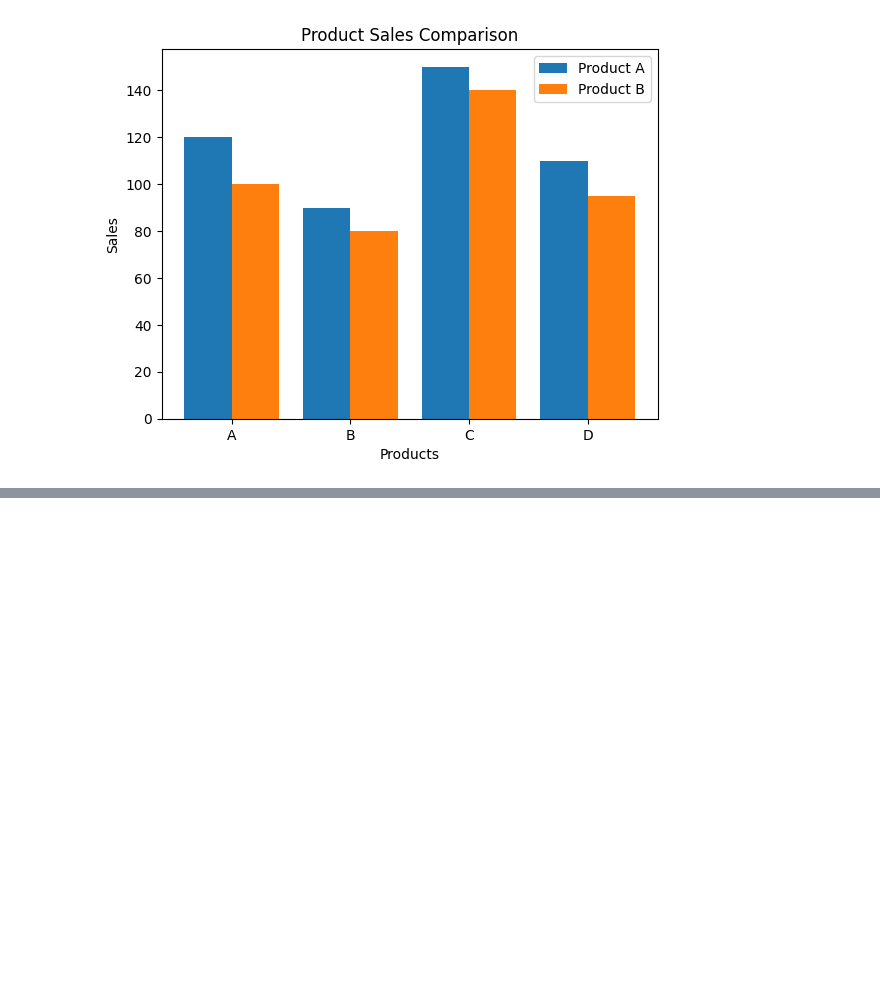
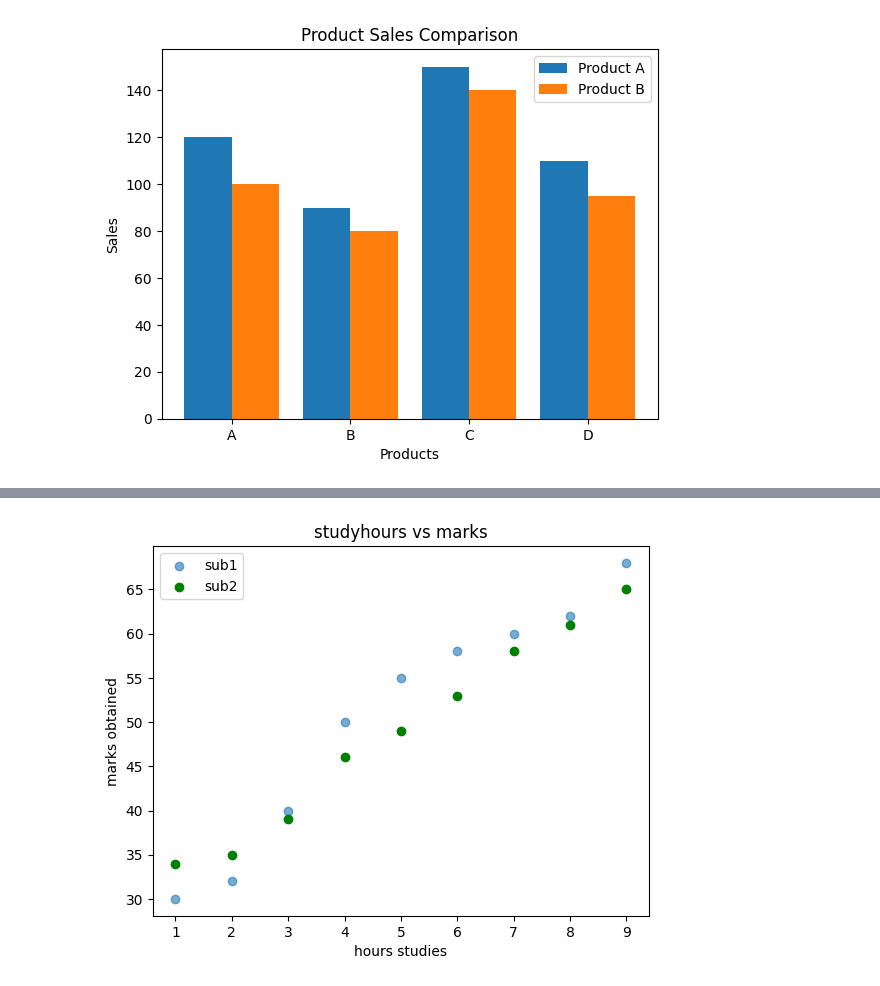
Before and after one commit to yash144-code/daily-python-work, a Jupyter notebook: data_science.ipynb, the cells around one changed output, grey strips where cells are left out. Drawn from its saved outputs; the diff is of its cells as text; code cells hidden in the pictures; blank space fills up the shorter version.

```diff
--- a/data_science.ipynb
+++ b/data_science.ipynb
@@ -2213,0 +2294,15 @@ plt.show()
+# %%
+import matplotlib.pyplot as plt
+
+study_Hrs = [1,2,3,4,5,6,7,8,9]
+marks = [30,32,40,50,55,58,60,62,68]
+sub2  = [34,35,39,46,49,53,58,61,65]
+plt.scatter(study_Hrs , marks, alpha = 0.6,label = "sub1")
+plt.scatter(study_Hrs,sub2,color ="g",label = "sub2")
+plt.xlabel("hours studies")
+plt.ylabel("marks obtained")
+plt.title("studyhours vs marks")
+plt.legend()
+plt.show()
+# %% [output]
+[figure, added]
```
Also changed, not shown: parts of 16 cells of this notebook.
